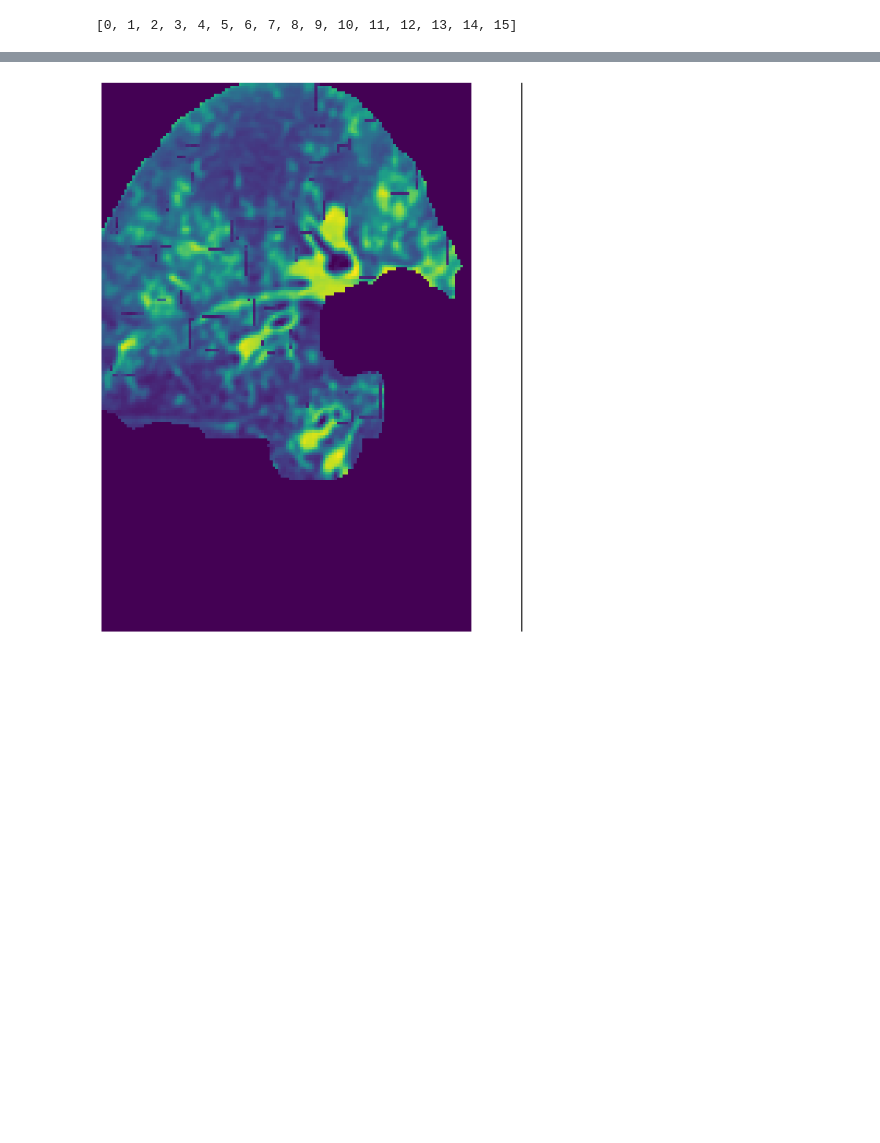
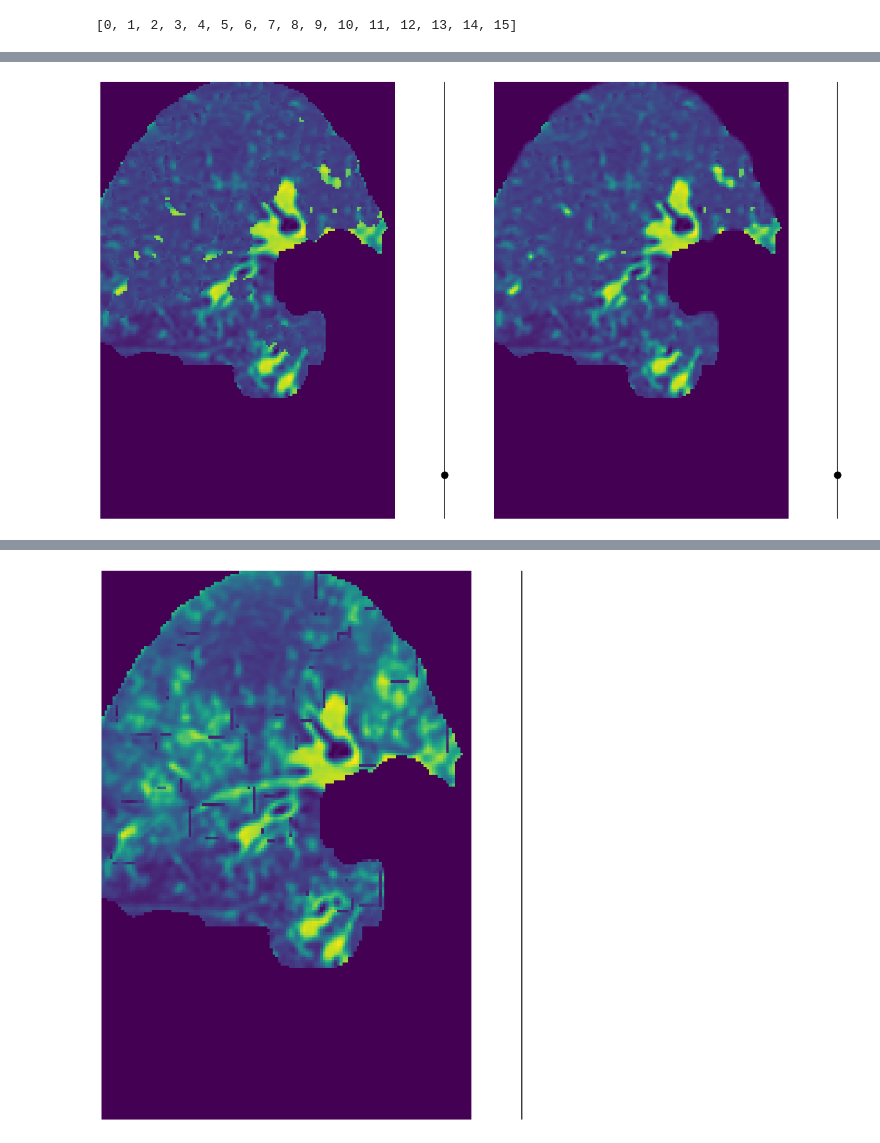
Before and after one commit to octaviomtz/nbdev_c19_synthesis, a Jupyter notebook: 02_replace_lesions.ipynb, the cells around one changed output, grey strips where cells are left out. Cells and saved outputs as stored; diff of their text form; code cells hidden in the pictures; blank space fills up the shorter version.

```diff
--- a/02_replace_lesions.ipynb
+++ b/02_replace_lesions.ipynb
@@ -143,0 +182,31 @@ texture = texture + np.abs(np.min(texture))
+# %%
+##@title xx {vertical-output: true}
+im_blend = copy(target_img_covid[...,SLICE])
+mask_for_inpain = np.zeros_like(im_blend)
+for lesion, coord, mask in zip(lesions_all, coords_all, masks_all):
+  new_coords_mask = np.where(mask==1)[0]+coord[0], np.where(mask==1)[1]+coord[2] # add background texture with absolute coordinates
+  im_blend[new_coords_mask] = texture[new_coords_mask]
+
+  mask_closed = binary_fill_holes(mask,)
+  mask_in = (mask_closed).astype('int') - binary_erosion(mask_closed, iterations=iter_erosion_dilation)
+  mask_out = binary_dilation(mask_closed, iterations=iter_erosion_dilation) - (mask_closed).astype('int')
+  mask_ring = mask_in + mask_out
+
+  new_coords_mask_inpain = np.where(mask_ring==1)[0]+coord[0], np.where(mask_ring==1)[1]+coord[2] # mask outer rings for inpaint
+  mask_for_inpain[new_coords_mask_inpain] = 1
+  im_blend_inpain = inpaint.inpaint_biharmonic(im_blend, mask_for_inpain)
+
+
+fig, ax = plt.subplots(1,4, gridspec_kw={'width_ratios': [30, 1,30,1]}, figsize=(18,10))
+ax[0].imshow(im_blend[y_min: y_max, x_min: x_max], cmap='viridis')
+ax[1].vlines(x=0, ymin=0, ymax=len(lesion), color='k')
+ax[1].scatter(0,GEN, c='k', s=120)
+ax[1].set_ylim([0,100])
+ax[2].imshow(im_blend_inpain[y_min: y_max, x_min: x_max], cmap='viridis')
+ax[3].vlines(x=0, ymin=0, ymax=len(lesion), color='k')
+ax[3].scatter(0,GEN, c='k', s=120)
+ax[3].set_ylim([0,100])
+for axx in ax.ravel(): axx.axis('off')
+fig.tight_layout()
+# %% [output]
+[figure, added]
```
Also changed, not shown: parts of 23 cells of this notebook, 6 other files.
